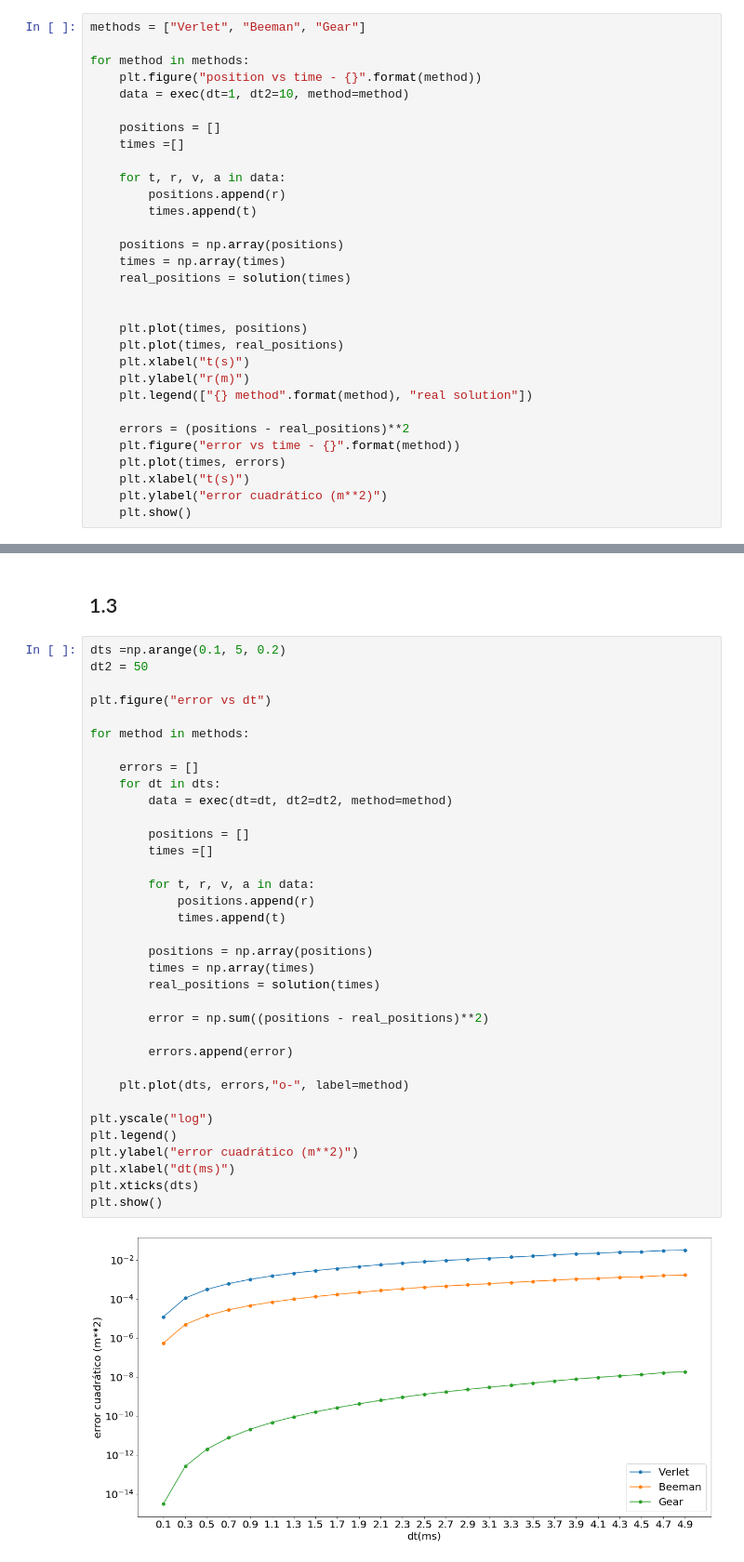
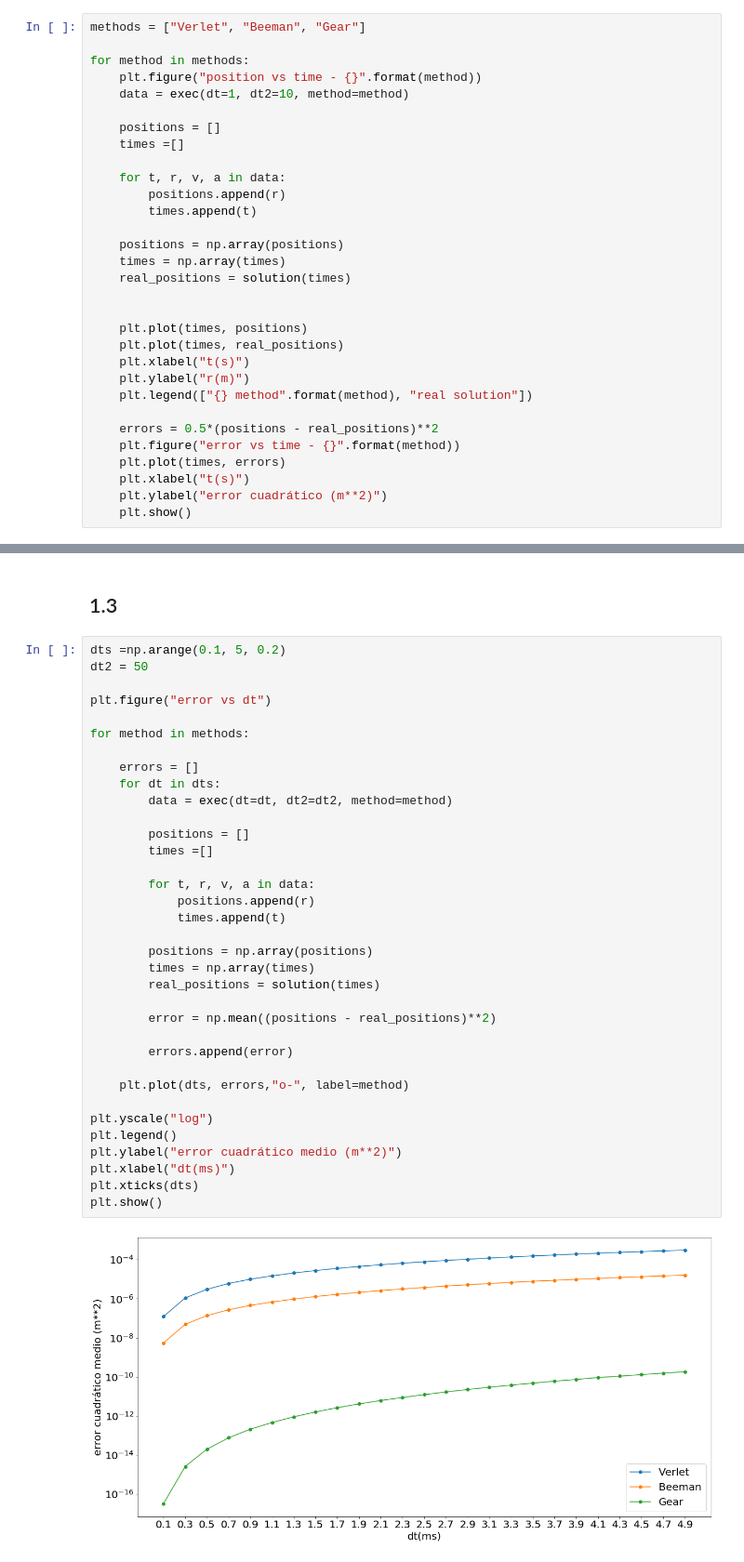
Before and after one commit to atormakh/SimulacionDeSistemas, a Jupyter notebook: SimulacionTemporal/oscilador.ipynb, the cells around one changed output, grey strips where cells are left out. Shown: that part at 93% size. Drawn from its saved outputs; the diff is of its cells as text.

```diff
--- a/SimulacionTemporal/oscilador.ipynb
+++ b/SimulacionTemporal/oscilador.ipynb
@@ -54,7 +54,7 @@ for method in methods:
     plt.ylabel("r(m)")
     plt.legend(["{} method".format(method), "real solution"])
 
-    errors = (positions - real_positions)**2
+    errors = 0.5*(positions - real_positions)**2
     plt.figure("error vs time - {}".format(method))
     plt.plot(times, errors)
     plt.xlabel("t(s)")
@@ -76,33 +76,33 @@ dt2 = 50
 plt.figure("error vs dt")
 
 for method in methods:
 
     errors = []
     for dt in dts:
         data = exec(dt=dt, dt2=dt2, method=method)
 
         positions = []
         times =[]
 
         for t, r, v, a in data:
             positions.append(r)
             times.append(t)
 
         positions = np.array(positions)
         times = np.array(times)
         real_positions = solution(times)
 
-        error = np.sum((positions - real_positions)**2)
+        error = np.mean((positions - real_positions)**2)
 
         errors.append(error)
 
     plt.plot(dts, errors,"o-", label=method)
 
 plt.yscale("log")
 plt.legend()
-plt.ylabel("error cuadrático (m**2)")
+plt.ylabel("error cuadrático medio (m**2)")
 plt.xlabel("dt(ms)")
 plt.xticks(dts)
 plt.show()
 # %% [output]
-[figure, old version]
+[figure, new version]
```
Also changed, not shown: parts of 1 cell of this notebook, 4 other files.
